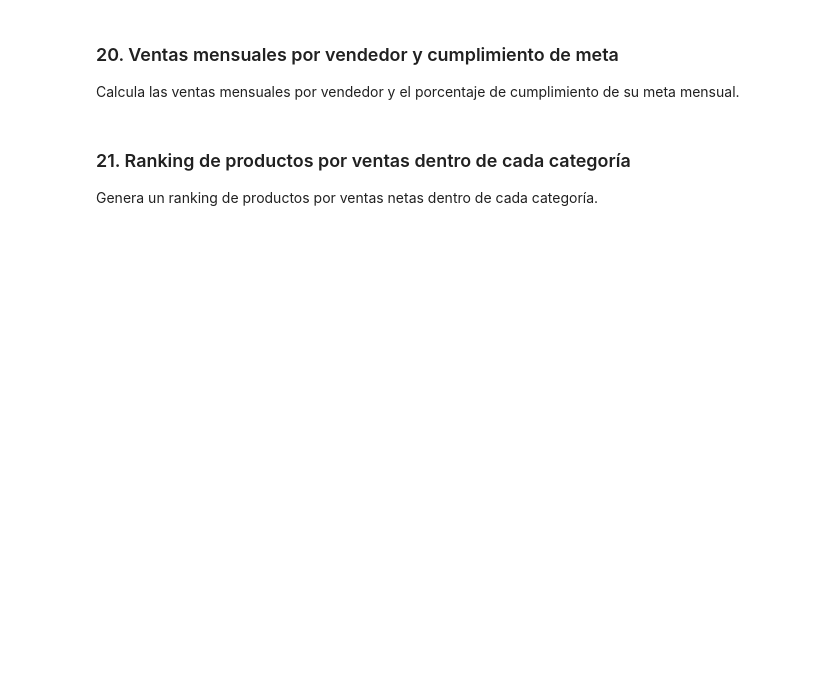
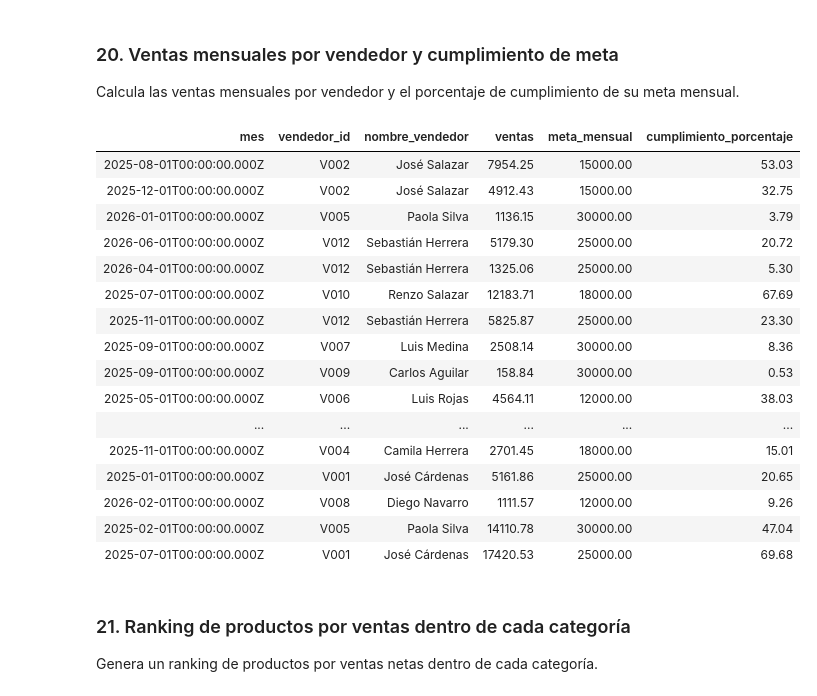
Before and after one commit to lafavorita-jh/dataengineer-g1, a Jupyter notebook: fundamentos_sql/notebooks/caso_01_preguntas.ipynb, the cells around one changed output. Cells and saved outputs as stored; diff of their text form; code cells hidden in the pictures; blank space fills up the shorter version.

```diff
--- a/fundamentos_sql/notebooks/caso_01_preguntas.ipynb
+++ b/fundamentos_sql/notebooks/caso_01_preguntas.ipynb
@@ -547,3 +1094,43 @@ Calcula las ventas mensuales por vendedor y el porcentaje de cumplimiento de su
+# %%
+%sql
+-- Escribe tu consulta aquí
+WITH ventas_mensuales_vendedor AS (
+    SELECT
+        date_trunc('MONTH', p.fecha_pedido) AS mes,
+        v.vendedor_id,
+        v.nombre_vendedor,
+       ROUND(SUM (d.cantidad * d.precio_unitario * (1 - d.descuento_pct / 100)),2) AS ventas
+    FROM vendedores as v
+    LEFT JOIN pedidos as p
+    ON v.vendedor_id = p.vendedor_id
+    LEFT JOIN detalle_pedidos as d
+    ON p.pedido_id = d.pedido_id
+    WHERE p.estado <> 'cancelado'
+    GROUP BY v.vendedor_id, v.nombre_vendedor, mes
+    ORDER BY mes, ventas
+)
+SELECT vmv.*,v.meta_mensual, round(vmv.ventas*100/v.meta_mensual,2) AS cumplimiento_porcentaje
+FROM ventas_mensuales_vendedor as vmv
+LEFT JOIN vendedores as v
+ON vmv.vendedor_id = v.vendedor_id
+# %% [output]
+| mes | vendedor_id | nombre_vendedor | ventas | meta_mensual | cumplimiento_porcentaje |
+| 2025-08-01T00:00:00.000Z | V002 | José Salazar | 7954.25 | 15000.00 | 53.03 |
+| 2025-12-01T00:00:00.000Z | V002 | José Salazar | 4912.43 | 15000.00 | 32.75 |
+| 2026-01-01T00:00:00.000Z | V005 | Paola Silva | 1136.15 | 30000.00 | 3.79 |
+| 2026-06-01T00:00:00.000Z | V012 | Sebastián Herrera | 5179.30 | 25000.00 | 20.72 |
+| 2026-04-01T00:00:00.000Z | V012 | Sebastián Herrera | 1325.06 | 25000.00 | 5.30 |
+| 2025-07-01T00:00:00.000Z | V010 | Renzo Salazar | 12183.71 | 18000.00 | 67.69 |
+| 2025-11-01T00:00:00.000Z | V012 | Sebastián Herrera | 5825.87 | 25000.00 | 23.30 |
+| 2025-09-01T00:00:00.000Z | V007 | Luis Medina | 2508.14 | 30000.00 | 8.36 |
+| 2025-09-01T00:00:00.000Z | V009 | Carlos Aguilar | 158.84 | 30000.00 | 0.53 |
+| 2025-05-01T00:00:00.000Z | V006 | Luis Rojas | 4564.11 | 12000.00 | 38.03 |
+| ... | ... | ... | ... | ... | ... |
+| 2025-11-01T00:00:00.000Z | V004 | Camila Herrera | 2701.45 | 18000.00 | 15.01 |
+| 2025-01-01T00:00:00.000Z | V001 | José Cárdenas | 5161.86 | 25000.00 | 20.65 |
+| 2026-02-01T00:00:00.000Z | V008 | Diego Navarro | 1111.57 | 12000.00 | 9.26 |
+| 2025-02-01T00:00:00.000Z | V005 | Paola Silva | 14110.78 | 30000.00 | 47.04 |
+| 2025-07-01T00:00:00.000Z | V001 | José Cárdenas | 17420.53 | 25000.00 | 69.68 |
 # %% [markdown]
 ### 21. Ranking de productos por ventas dentro de cada categoría
 
```
Also changed, not shown: parts of 74 cells of this notebook.
